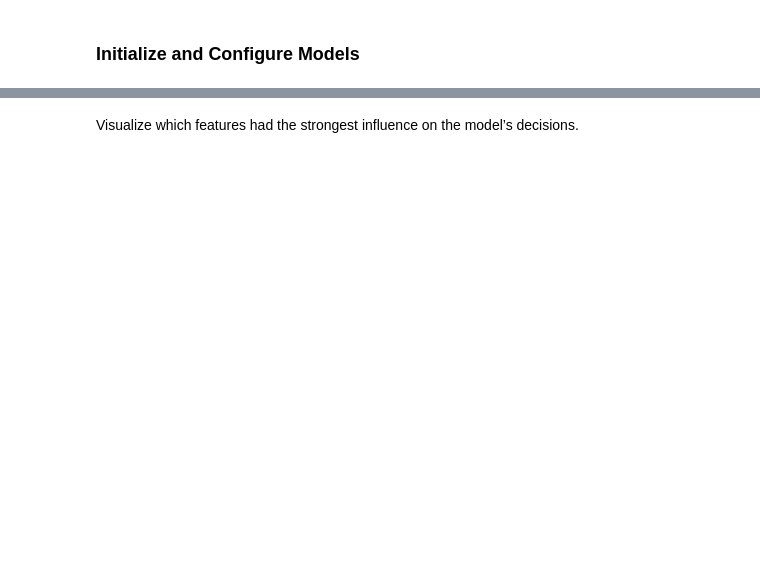
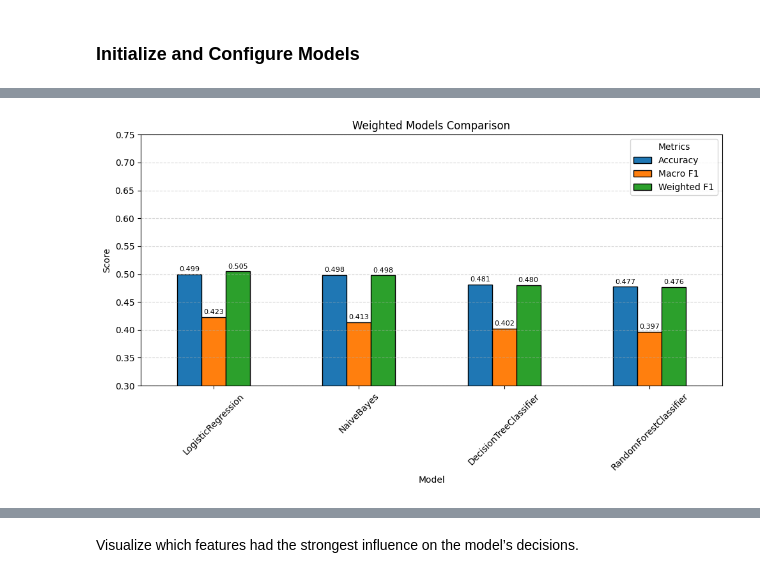
Before and after one commit to chawthinn/uci-diabetes-readmission-pyspark, a Jupyter notebook: diabetes_classification_models.ipynb, the cells around one changed output, grey strips where cells are left out. Saved outputs shown, nothing was run; the diff lists cells and outputs as text; code cells hidden in the pictures; blank space fills up the shorter version.

```diff
--- a/diabetes_classification_models.ipynb
+++ b/diabetes_classification_models.ipynb
@@ -172,0 +694,10 @@ plt.show()
+# %%
+# Compute classification reports for weighted predictions
+cr_weighted = compute_classification_reports(weighted_predictions)
+
+# Loop through each classification report and print
+for cr_df in cr_weighted:
+    model = cr_df["Model"].iloc[0]
+    print(f"Classification Report for {model} (weighted):")
+    print(cr_df.drop(columns=["Model"]).set_index("index"))
+    print()
@@ -172,0 +808,5 @@ plt.show()
+# %%
+# Compare model performance
+summary_weighted = summarize_classification_reports(cr_weighted)
+print("Comparison of Weighted Model Performance")
+display(summary_weighted)
@@ -172,0 +820,5 @@ plt.show()
+# %%
+# Plot using baseline summary
+plot_model_metrics(summary_df=summary_weighted, fig_title="Weighted Models Comparison")
+# %% [output]
+[figure, added]
```
Also changed, not shown: parts of 87 cells of this notebook.
